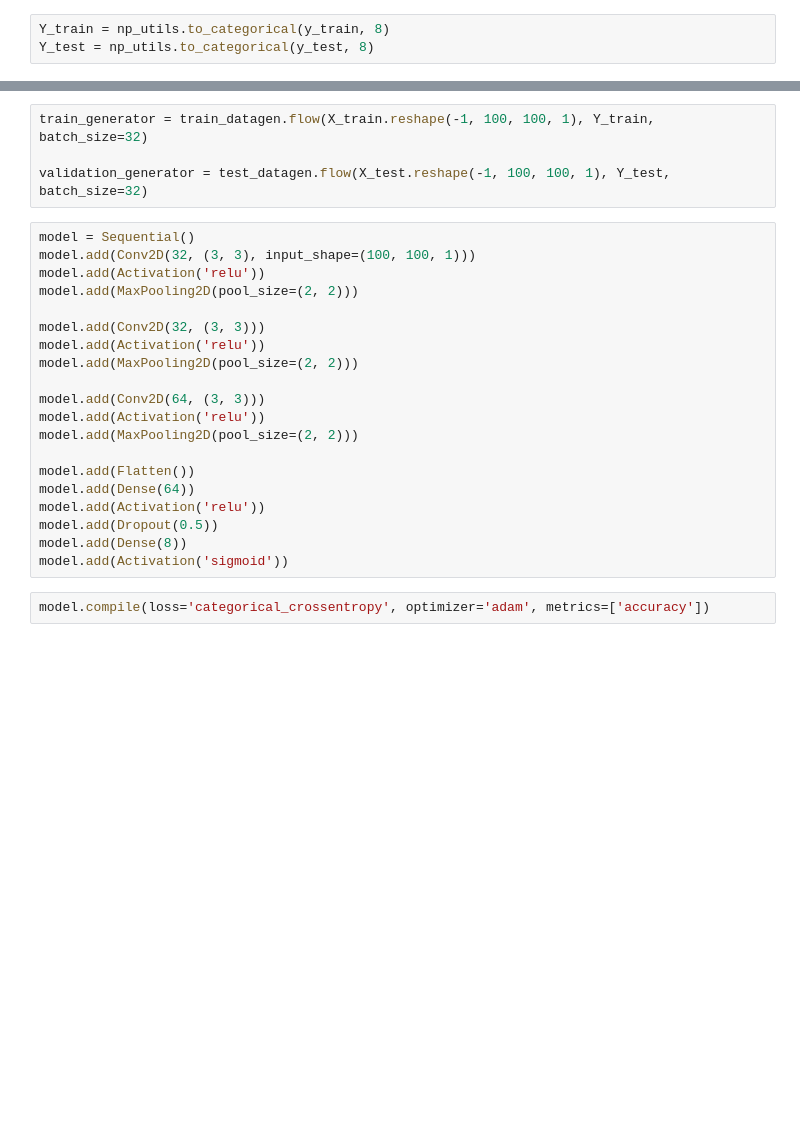
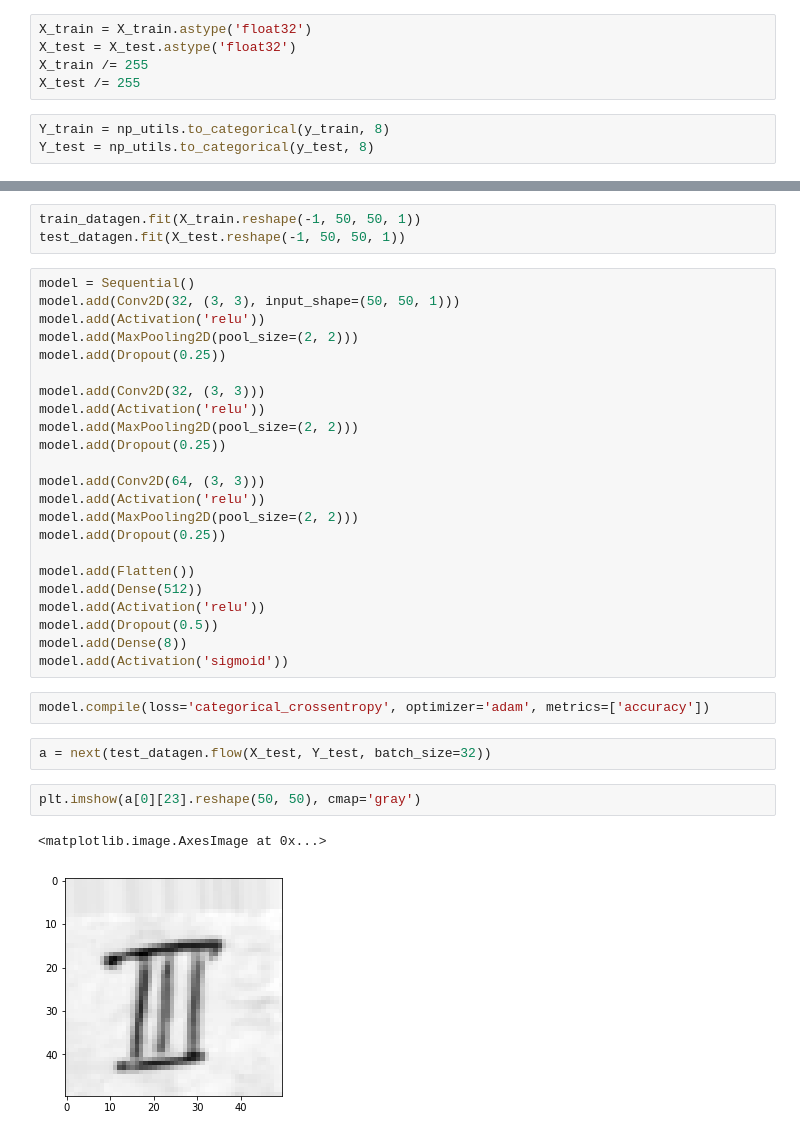
Before and after one commit to AdamovskiyAnatoliy/zpoken_test, a Jupyter notebook: classification_of_roman_numbers.ipynb, the cells around one changed output, grey strips where cells are left out. Saved outputs shown, nothing was run; the diff lists cells and outputs as text; blank space fills up the shorter version.

```diff
--- a/classification_of_roman_numbers.ipynb
+++ b/classification_of_roman_numbers.ipynb
@@ -43,3 +51,8 @@ X_train, X_test, y_train, y_test = train_test_split(data, target, test_size = 0.
+# %%
+X_train = X_train.astype('float32')
+X_test = X_test.astype('float32')
+X_train /= 255
+X_test /= 255
 # %%
 Y_train = np_utils.to_categorical(y_train, 8)
 Y_test = np_utils.to_categorical(y_test, 8)
@@ -65,28 +74,37 @@ test_datagen = ImageDataGenerator(
 # %%
-train_generator = train_datagen.flow(X_train.reshape(-1, 100, 100, 1), Y_train, batch_size=32)
-
-validation_generator = test_datagen.flow(X_test.reshape(-1, 100, 100, 1), Y_test, batch_size=32)
+train_datagen.fit(X_train.reshape(-1, 50, 50, 1))
+test_datagen.fit(X_test.reshape(-1, 50, 50, 1))
 # %%
 model = Sequential()
-model.add(Conv2D(32, (3, 3), input_shape=(100, 100, 1)))
+model.add(Conv2D(32, (3, 3), input_shape=(50, 50, 1)))
 model.add(Activation('relu'))
 model.add(MaxPooling2D(pool_size=(2, 2)))
+model.add(Dropout(0.25))
 
 model.add(Conv2D(32, (3, 3)))
 model.add(Activation('relu'))
 model.add(MaxPooling2D(pool_size=(2, 2)))
+model.add(Dropout(0.25))
 
 model.add(Conv2D(64, (3, 3)))
 model.add(Activation('relu'))
 model.add(MaxPooling2D(pool_size=(2, 2)))
+model.add(Dropout(0.25))
 
 model.add(Flatten())
-model.add(Dense(64))
+model.add(Dense(512))
 model.add(Activation('relu'))
 model.add(Dropout(0.5))
 model.add(Dense(8))
 model.add(Activation('sigmoid'))
 # %%
 model.compile(loss='categorical_crossentropy', optimizer='adam', metrics=['accuracy'])
+# %%
+a = next(test_datagen.flow(X_test, Y_test, batch_size=32))
+# %%
+plt.imshow(a[0][23].reshape(50, 50), cmap='gray')
+# %% [output]
+<matplotlib.image.AxesImage at 0x...>
+[figure, added]
 # %%
 history = model.fit_generator(
```
Also changed, not shown: parts of 10 cells of this notebook.
